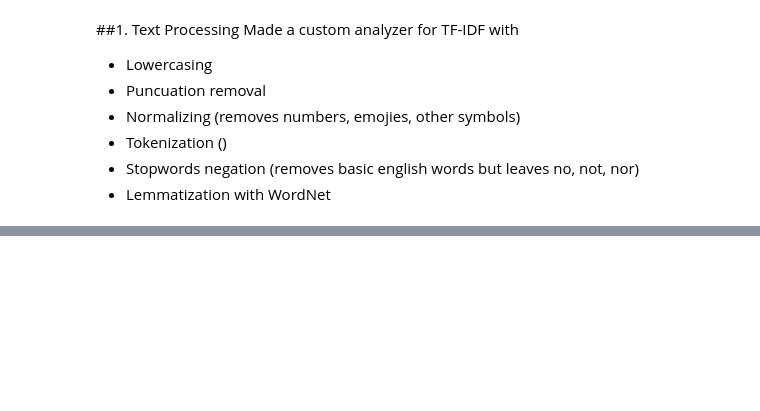
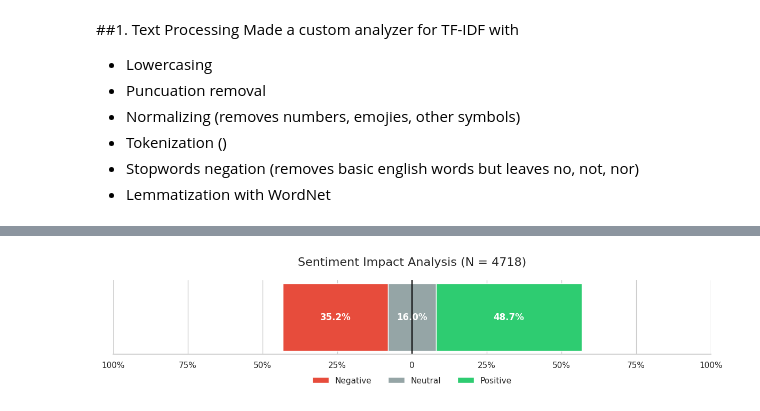
Before and after one commit to mf2056/F20AA, a Jupyter notebook: F20AA_CW.ipynb, the cells around one changed output, grey strips where cells are left out. Saved outputs shown, nothing was run; the diff lists cells and outputs as text; code cells hidden in the pictures; blank space fills up the shorter version.

```diff
--- a/F20AA_CW.ipynb
+++ b/F20AA_CW.ipynb
@@ -990,0 +1029,49 @@ print("Mean Macro F1:", scores_f1.mean())
+# %%
+import pandas as pd
+import matplotlib.pyplot as plt
+import numpy as np
+
+# 1. Load data
+df = pd.read_csv('final_dataset.csv')
+df['label'] = df['label'].str.lower()
+
+# 2. Calculate percentages
+counts = df['label'].value_counts(normalize=True) * 100
+order = ['negative', 'neutral', 'positive']
+values = counts.reindex(order).values
+
+# 3. Setup the Diverging logic
+# We treat Negative as a "negative number" so it goes left of zero
+# We split Neutral in half so it sits perfectly in the middle
+left_start = -(values[0] + values[1]/2)
+
+# 4. Create the Plot
+fig, ax = plt.subplots(figsize=(12, 3))
+
+colors = ['#e74c3c', '#95a5a6', '#2ecc71']
+labels = ['Negative', 'Neutral', 'Positive']
+curr_x = left_start
+
+for i in range(len(values)):
+    ax.barh('Sentiment Analysis', values[i], left=curr_x, color=colors[i], label=labels[i], height=0.6)
+    # Add text labels for percentages inside the bars
+    ax.text(curr_x + values[i]/2, 0, f"{values[i]:.1f}%",
+            va='center', ha='center', color='white', fontweight='bold', fontsize=12)
+    curr_x += values[i]
+
+# 5. Formatting to match ChartExpo style
+ax.axvline(0, color='black', linestyle='-', linewidth=1.5) # The Zero Line
+ax.set_title(f"Sentiment Impact Analysis (N = 4718)", fontsize=16, pad=20)
+ax.set_xlim(-100, 100) # Ensure scale is balanced
+ax.set_xticks([-100, -75, -50, -25, 0, 25, 50, 75, 100])
+ax.set_xticklabels(['100%', '75%', '50%', '25%', '0', '25%', '50%', '75%', '100%'])
+ax.get_yaxis().set_visible(False) # Hide the Y axis label
+ax.spines['top'].set_visible(False)
+ax.spines['right'].set_visible(False)
+ax.spines['left'].set_visible(False)
+
+plt.legend(loc='upper center', bbox_to_anchor=(0.5, -0.2), ncol=3, frameon=False)
+plt.tight_layout()
+plt.show()
+# %% [output]
+[figure, added]
```
Also changed, not shown: parts of 10 cells of this notebook.
